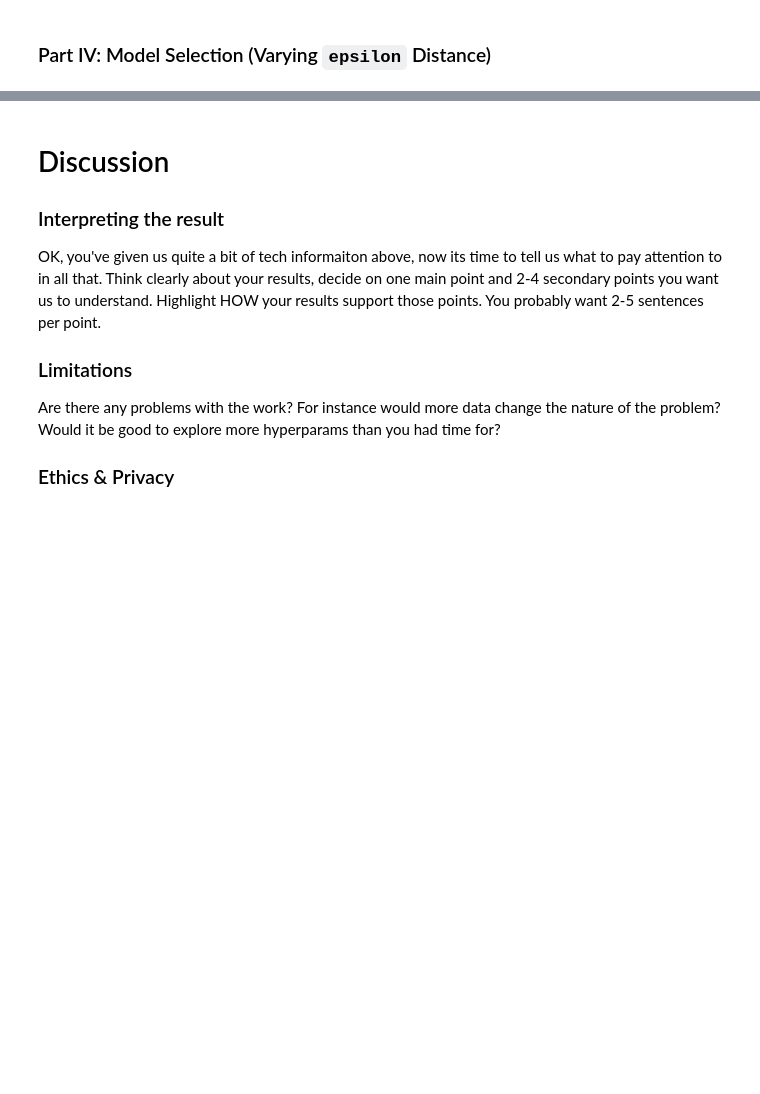
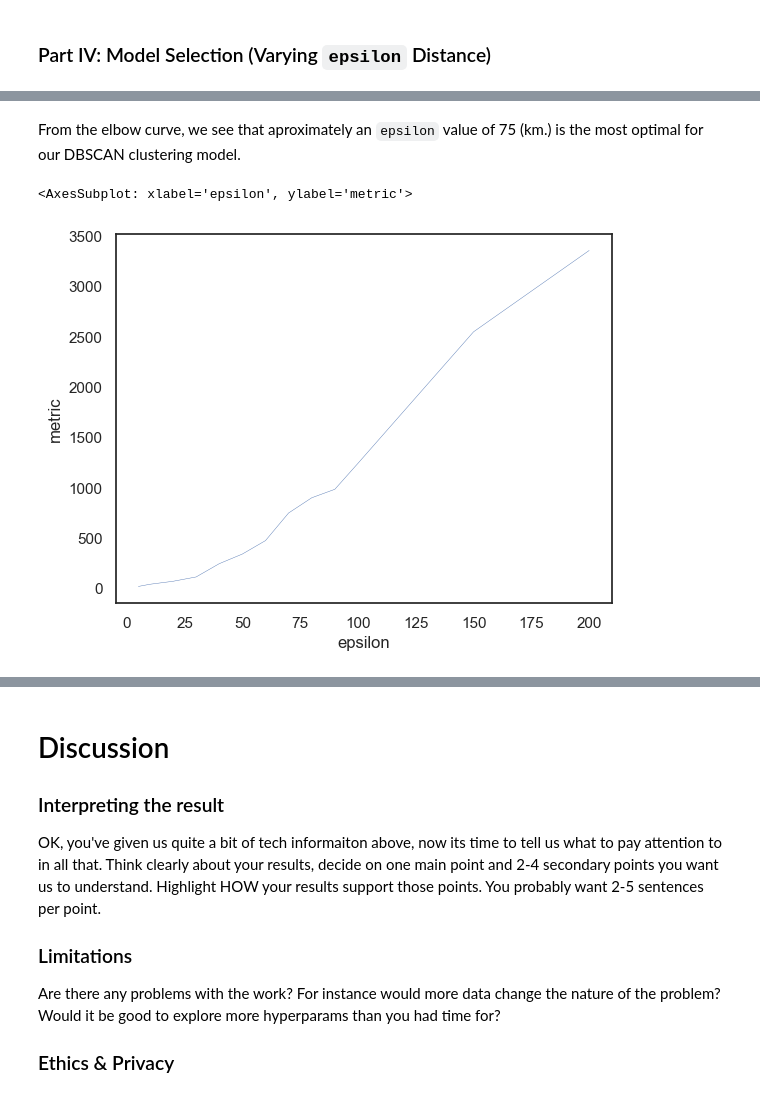
Before and after one commit to COGS118A/Group031-SP23, a Jupyter notebook: FinalProject_Group031-SP23.ipynb, the cells around one changed output, grey strips where cells are left out. Cells and saved outputs as stored; diff of their text form; code cells hidden in the pictures; blank space fills up the shorter version.

Commit message:
model variability

```diff
--- a/FinalProject_Group031-SP23.ipynb
+++ b/FinalProject_Group031-SP23.ipynb
@@ -431,0 +449,15 @@ Maybe you do model selection again, but using a different kind of metric than be
+# %%
+# Load output
+model_performances = pickle.load(open('outputs/model_performances.p', 'rb'))
+# %% [markdown]
+From the elbow curve, we see that aproximately an `epsilon` value of 75 (km.) is the most optimal for our DBSCAN clustering model.
+# %%
+# Plot an elbow curve to select the best epsilon hyperparameter
+model_performances = pd.DataFrame(list(zip(model_performances.keys(), model_performances.values())),
+                                  columns =['epsilon', 'metric'])
+model_performances = model_performances.sort_values('epsilon')
+
+sns.lineplot(data=model_performances, x='epsilon', y='metric')
+# %% [output]
+<AxesSubplot: xlabel='epsilon', ylabel='metric'>
+[figure, added]
```
Also changed, not shown: parts of 11 cells of this notebook, 7 other files.
